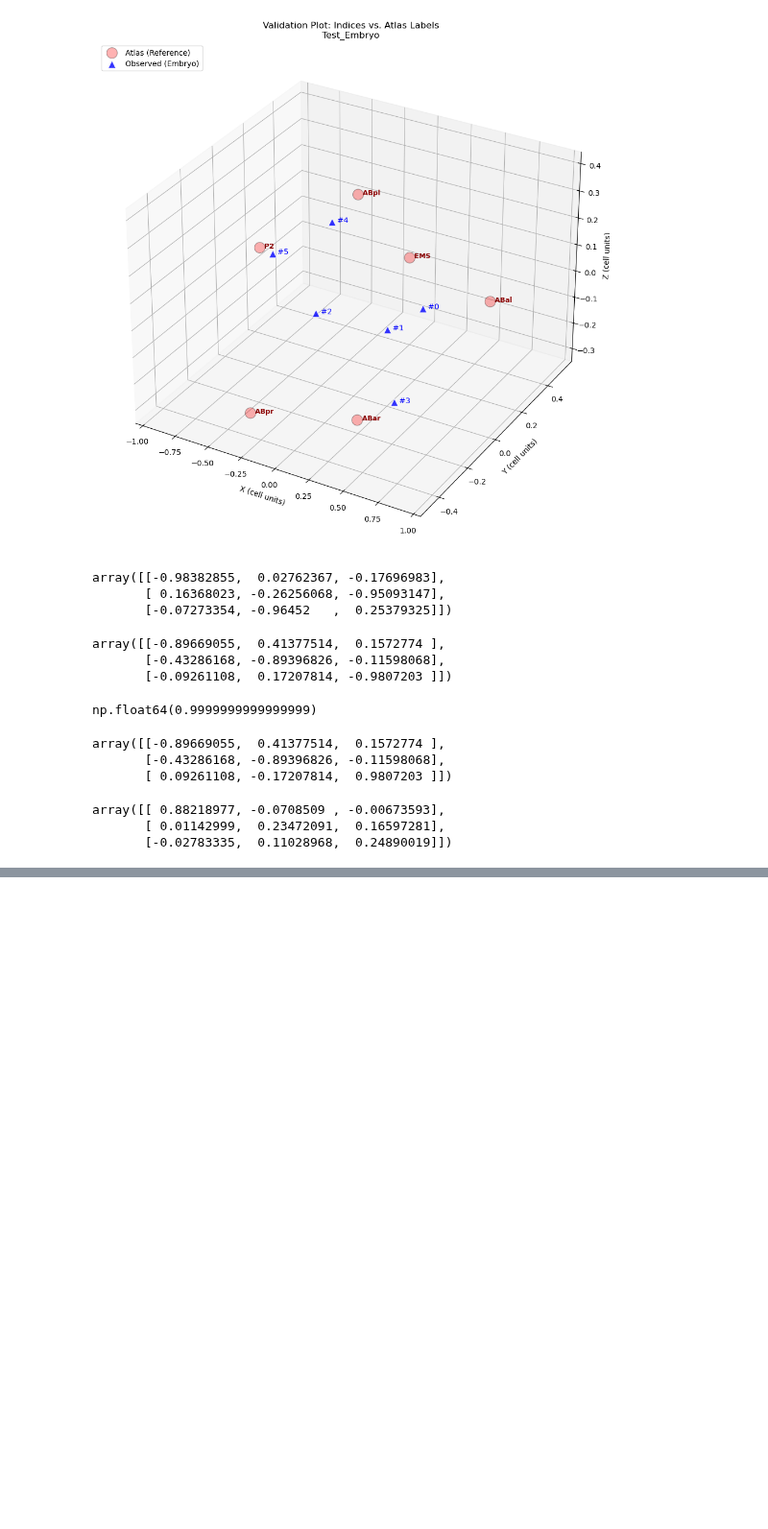
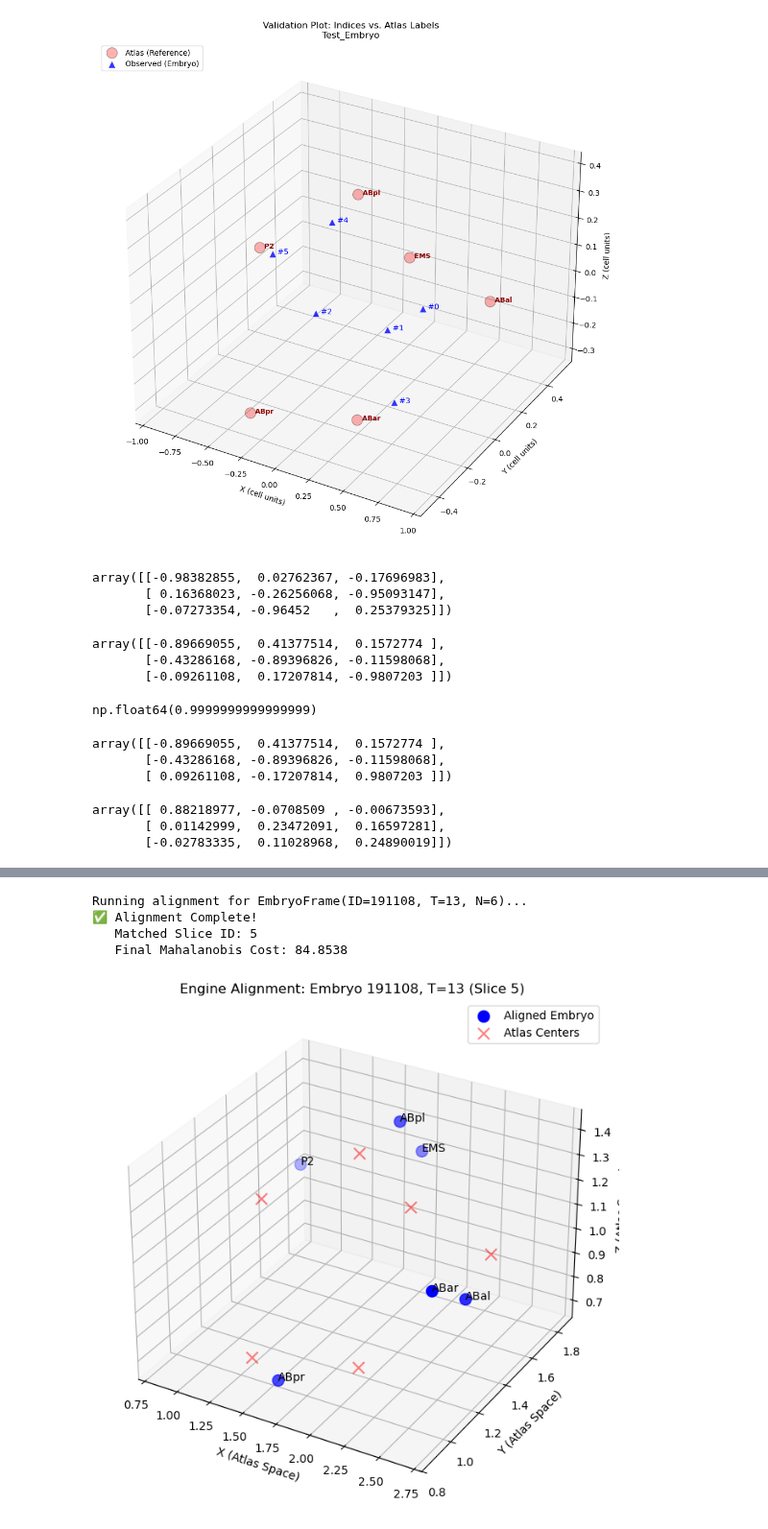
Before and after one commit to mtran3357/EmbAlign, a Jupyter notebook: notebooks/01_test_models.ipynb, the cells around one changed output, grey strips where cells are left out. Shown at 96% size. Cells and saved outputs as stored; diff of their text form; code cells hidden in the pictures; blank space fills up the shorter version.

Commit message:
Implemented engine module for pipeline orchestration. Minor fixes for robustness.

```diff
--- a/notebooks/01_test_models.ipynb
+++ b/notebooks/01_test_models.ipynb
@@ -320,0 +615,64 @@ array([[ 0.88218977, -0.0708509 , -0.00673593],
+# %%
+import pandas as pd
+import numpy as np
+import matplotlib.pyplot as plt
+from mpl_toolkits.mplot3d import Axes3D
+from aligner.models import EmbryoFrame, ReferenceFrame
+from aligner.engine import LegacyEngine
+#from aligner.atlas import StaticGaussianAtlas, SliceAtlas
+from aligner.transformer import RigidTransformer
+
+# 1. Setup Components
+GAUSS_PATH = "/Users/miles/Documents/UCLA/shah_lab/embryo_aligner/data/processed/atlas/label_position_gaussians.csv"
+SLICE_PATH = "/Users/miles/Documents/UCLA/shah_lab/embryo_aligner/data/processed/atlas/lineage_slice_frequencies.csv"
+
+BATCH_CSV = "/Users/miles/Documents/UCLA/shah_lab/embryo_aligner/data/processed/pts/registered_all_points.csv"
+
+atlas = StaticGaussianAtlas(GAUSS_PATH, min_samples=0)
+slices = SliceAtlas(SLICE_PATH)
+engine = LegacyEngine(atlas, slices, HungarianMatcher(), RigidTransformer())
+
+# 2. Load Real Data (Embryo 191108, T=13 is a 6-cell stage)
+batch_df = pd.read_csv(BATCH_CSV)
+frame = EmbryoFrame.from_dataframe(batch_df, 191108, 13)
+
+# 3. Run the Engine
+print(f"Running alignment for {frame}...")
+result = engine.align_frame(frame)
+
+print(f"✅ Alignment Complete!")
+print(f"   Matched Slice ID: {result['slice_id']}")
+print(f"   Final Mahalanobis Cost: {result['cost']:.4f}")
+
+# 4. 3D Visualization
+fig = plt.figure(figsize=(10, 8))
+ax = fig.add_subplot(111, projection='3d')
+
+# Plot Aligned Embryo Points
+coords = result['coords']
+labels = result['labels']
+ax.scatter(coords[:, 0], coords[:, 1], coords[:, 2], c='blue', s=100, label='Aligned Embryo')
+
+# Annotate each point with its inferred label
+for i, txt in enumerate(labels):
+    ax.text(coords[i, 0], coords[i, 1], coords[i, 2], txt, fontsize=10)
+
+# Plot Atlas Means for comparison
+# We get the 'ground truth' means for this slice ID to see how close we got
+ref_labels = slices.id_to_labels[result['slice_id']]
+atlas_means, _, _ = atlas.get_params(list(ref_labels))
+ax.scatter(atlas_means[:, 0], atlas_means[:, 1], atlas_means[:, 2],
+           c='red', marker='x', s=100, alpha=0.5, label='Atlas Centers')
+
+ax.set_title(f"Engine Alignment: Embryo 191108, T=13 (Slice {result['slice_id']})")
+ax.set_xlabel('X (Atlas Space)')
+ax.set_ylabel('Y (Atlas Space)')
+ax.set_zlabel('Z (Atlas Space)')
+ax.legend()
+plt.show()
+# %% [output]
+Running alignment for EmbryoFrame(ID=191108, T=13, N=6)...
+✅ Alignment Complete!
+   Matched Slice ID: 5
+   Final Mahalanobis Cost: 84.8538
+[figure, added]
```
Also changed, not shown: parts of 28 cells of this notebook, 5 other files.
